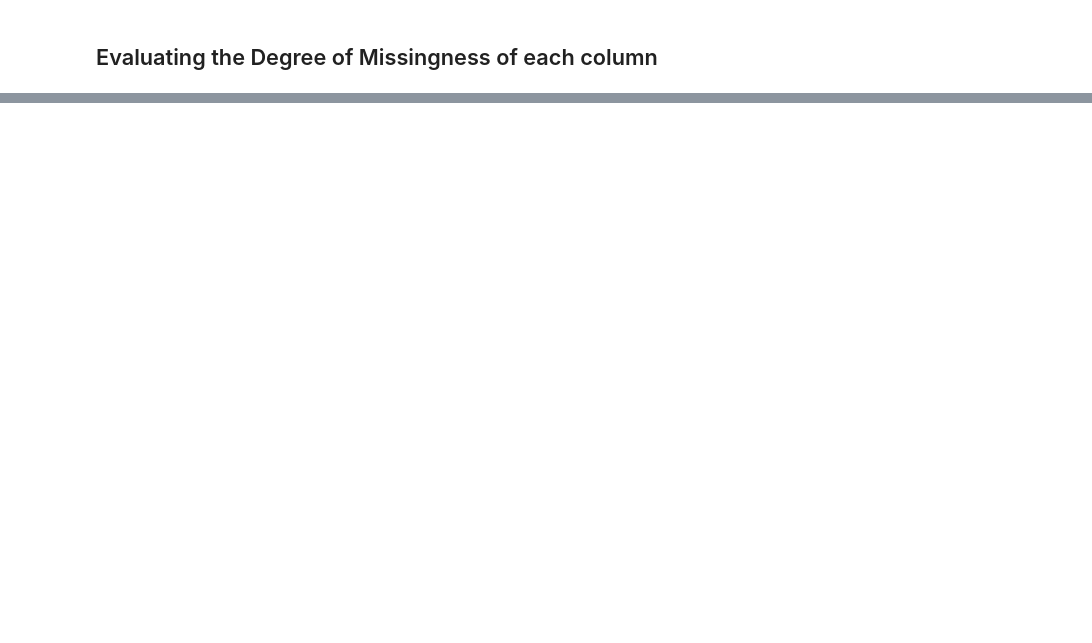
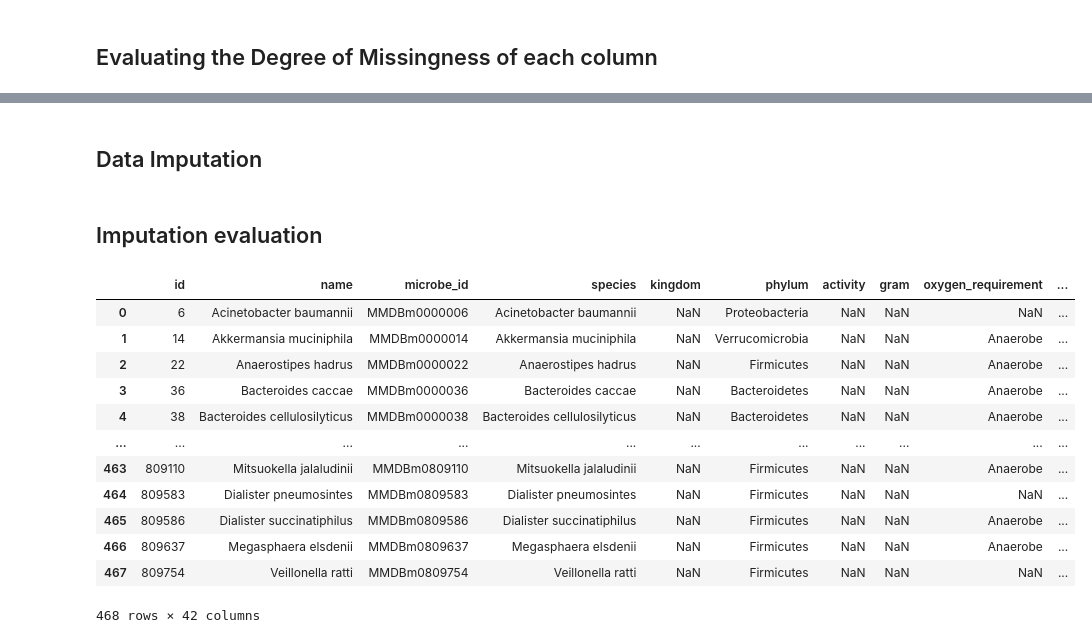
Before and after one commit to g7xu/Exploring_missingness_in_MicrobiomeDataset, a Jupyter notebook: analyzing_data.ipynb, the cells around one changed output, grey strips where cells are left out. Saved outputs shown, nothing was run; the diff lists cells and outputs as text; code cells hidden in the pictures; blank space fills up the shorter version.

```diff
--- a/analyzing_data.ipynb
+++ b/analyzing_data.ipynb
@@ -4,5 +4,12 @@
 import numpy as np
 import pandas as pd
 import re
+import matplotlib.pyplot as plt
 
-microbe_dataSet = pd.read_csv('data/mimedb_microbes_v1.csv')
+from sklearn.model_selection import train_test_split
+from sklearn.linear_model import LogisticRegression
+from sklearn.metrics import accuracy_score, classification_report
+from sklearn.preprocessing import LabelEncoder
+
+microbe_dataSet = pd.read_csv('data/mimedb_microbes.csv')
+disbiome_dataSet = pd.read_csv('data/disbiome_data.csv')
@@ -405,0 +217,2 @@ cleaned_microData[cleaned_microData['binary_gram'].isna()]['phylum'].value_count
+# %% [markdown]
+## Data Imputation
@@ -405,0 +232,2 @@ cleaned_microData[cleaned_microData['binary_gram'].isna()]['phylum'].value_count
+# %% [markdown]
+## Imputation evaluation
@@ -405,0 +264,16 @@ cleaned_microData[cleaned_microData['binary_gram'].isna()]['phylum'].value_count
+# %%
+complete_microbe_sources
+# %% [output]
+|  | id | name | microbe_id | species | kingdom | phylum | activity | gram | oxygen_requirement | ... |
+| 0 | 6 | Acinetobacter baumannii | MMDBm0000006 | Acinetobacter baumannii | NaN | Proteobacteria | NaN | NaN | NaN | ... |
+| 1 | 14 | Akkermansia muciniphila | MMDBm0000014 | Akkermansia muciniphila | NaN | Verrucomicrobia | NaN | NaN | Anaerobe | ... |
+| 2 | 22 | Anaerostipes hadrus | MMDBm0000022 | Anaerostipes hadrus | NaN | Firmicutes | NaN | NaN | Anaerobe | ... |
+| 3 | 36 | Bacteroides caccae | MMDBm0000036 | Bacteroides caccae | NaN | Bacteroidetes | NaN | NaN | Anaerobe | ... |
+| 4 | 38 | Bacteroides cellulosilyticus | MMDBm0000038 | Bacteroides cellulosilyticus | NaN | Bacteroidetes | NaN | NaN | Anaerobe | ... |
+| ... | ... | ... | ... | ... | ... | ... | ... | ... | ... | ... |
+| 463 | 809110 | Mitsuokella jalaludinii | MMDBm0809110 | Mitsuokella jalaludinii | NaN | Firmicutes | NaN | NaN | Anaerobe | ... |
+| 464 | 809583 | Dialister pneumosintes | MMDBm0809583 | Dialister pneumosintes | NaN | Firmicutes | NaN | NaN | NaN | ... |
+| 465 | 809586 | Dialister succinatiphilus | MMDBm0809586 | Dialister succinatiphilus | NaN | Firmicutes | NaN | NaN | Anaerobe | ... |
+| 466 | 809637 | Megasphaera elsdenii | MMDBm0809637 | Megasphaera elsdenii | NaN | Firmicutes | NaN | NaN | Anaerobe | ... |
+| 467 | 809754 | Veillonella ratti | MMDBm0809754 | Veillonella ratti | NaN | Firmicutes | NaN | NaN | NaN | ... |
+468 rows × 42 columns
```
Also changed, not shown: parts of 56 cells of this notebook, 11 other files.
